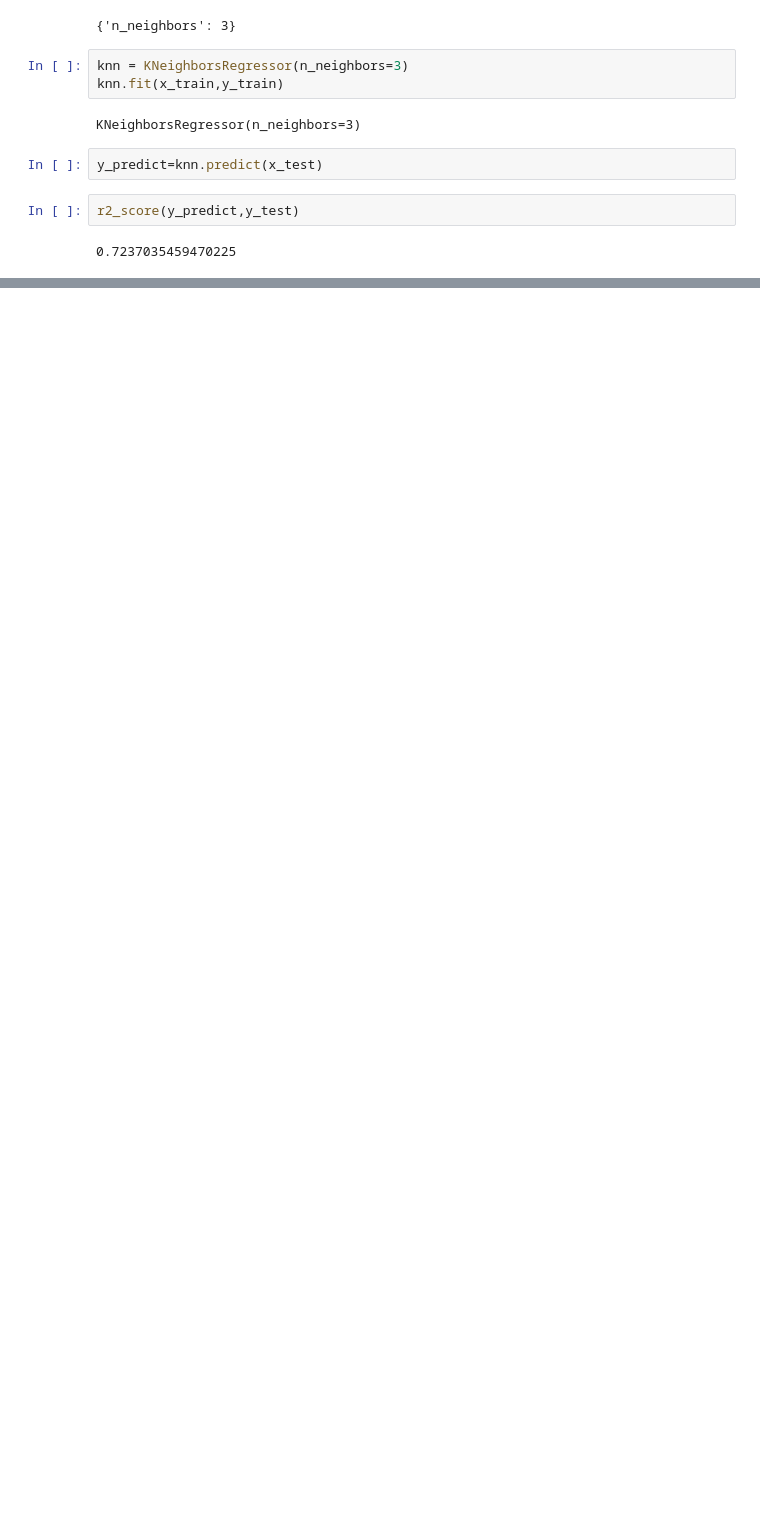
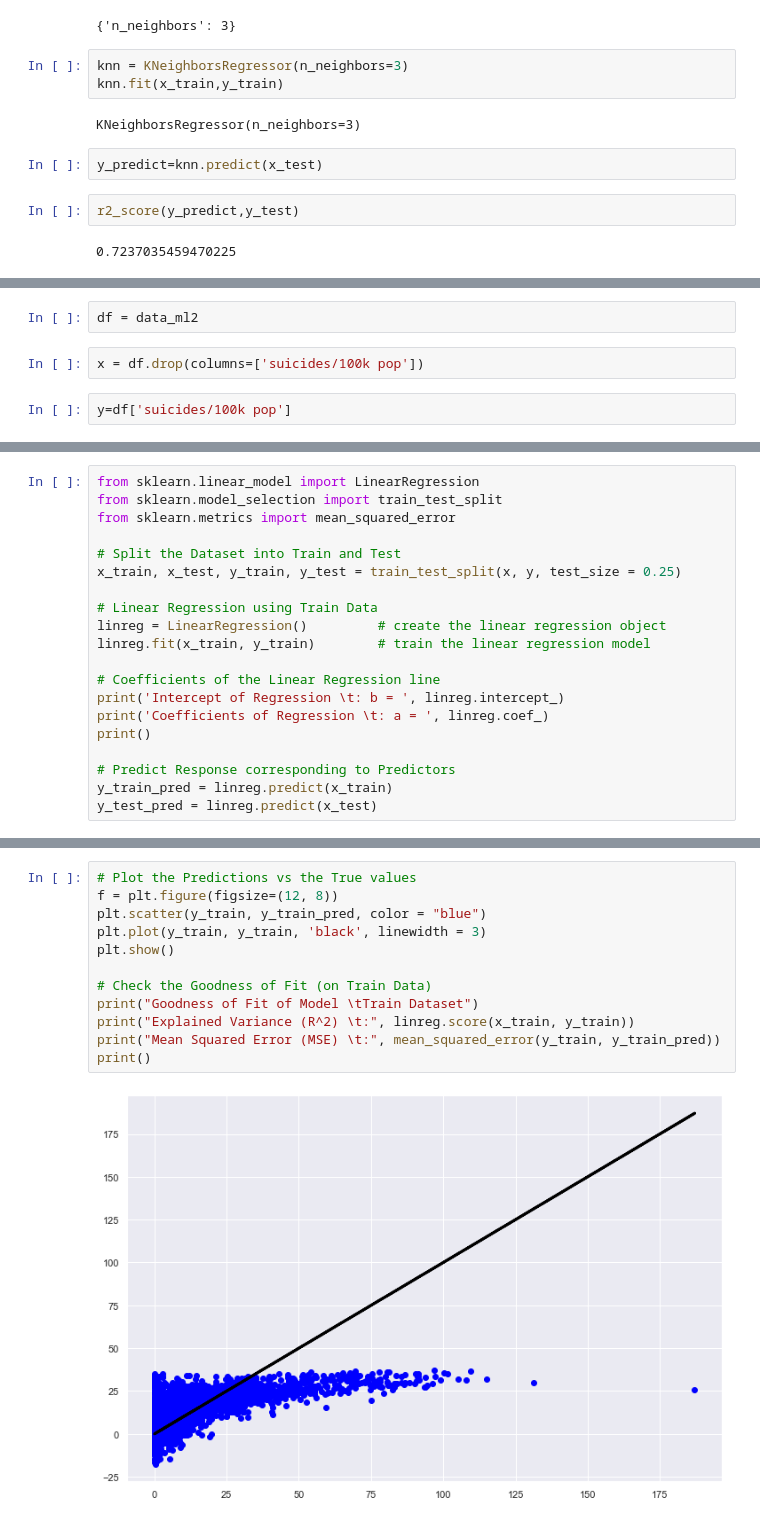
Before and after one commit to BernardLesley/Data_Analysis_Suicide_Rate, a Jupyter notebook: machine learning final.ipynb, the cells around one changed output, grey strips where cells are left out. Saved outputs shown, nothing was run; the diff lists cells and outputs as text; blank space fills up the shorter version.

```diff
--- a/machine learning final.ipynb
+++ b/machine learning final.ipynb
@@ -223,0 +237,6 @@ r2_score(y_predict,y_test)
+# %%
+df = data_ml2
+# %%
+x = df.drop(columns=['suicides/100k pop'])
+# %%
+y=df['suicides/100k pop']
@@ -223,0 +260,20 @@ r2_score(y_predict,y_test)
+# %%
+from sklearn.linear_model import LinearRegression
+from sklearn.model_selection import train_test_split
+from sklearn.metrics import mean_squared_error
+
+# Split the Dataset into Train and Test
+x_train, x_test, y_train, y_test = train_test_split(x, y, test_size = 0.25)
+
+# Linear Regression using Train Data
+linreg = LinearRegression()         # create the linear regression object
+linreg.fit(x_train, y_train)        # train the linear regression model
+
+# Coefficients of the Linear Regression line
+print('Intercept of Regression \t: b = ', linreg.intercept_)
+print('Coefficients of Regression \t: a = ', linreg.coef_)
+print()
+
+# Predict Response corresponding to Predictors
+y_train_pred = linreg.predict(x_train)
+y_test_pred = linreg.predict(x_test)
@@ -223,0 +285,14 @@ r2_score(y_predict,y_test)
+# %%
+# Plot the Predictions vs the True values
+f = plt.figure(figsize=(12, 8))
+plt.scatter(y_train, y_train_pred, color = "blue")
+plt.plot(y_train, y_train, 'black', linewidth = 3)
+plt.show()
+
+# Check the Goodness of Fit (on Train Data)
+print("Goodness of Fit of Model \tTrain Dataset")
+print("Explained Variance (R^2) \t:", linreg.score(x_train, y_train))
+print("Mean Squared Error (MSE) \t:", mean_squared_error(y_train, y_train_pred))
+print()
+# %% [output]
+[figure, added]
```
Also changed, not shown: parts of 15 cells of this notebook, 3 other files.
